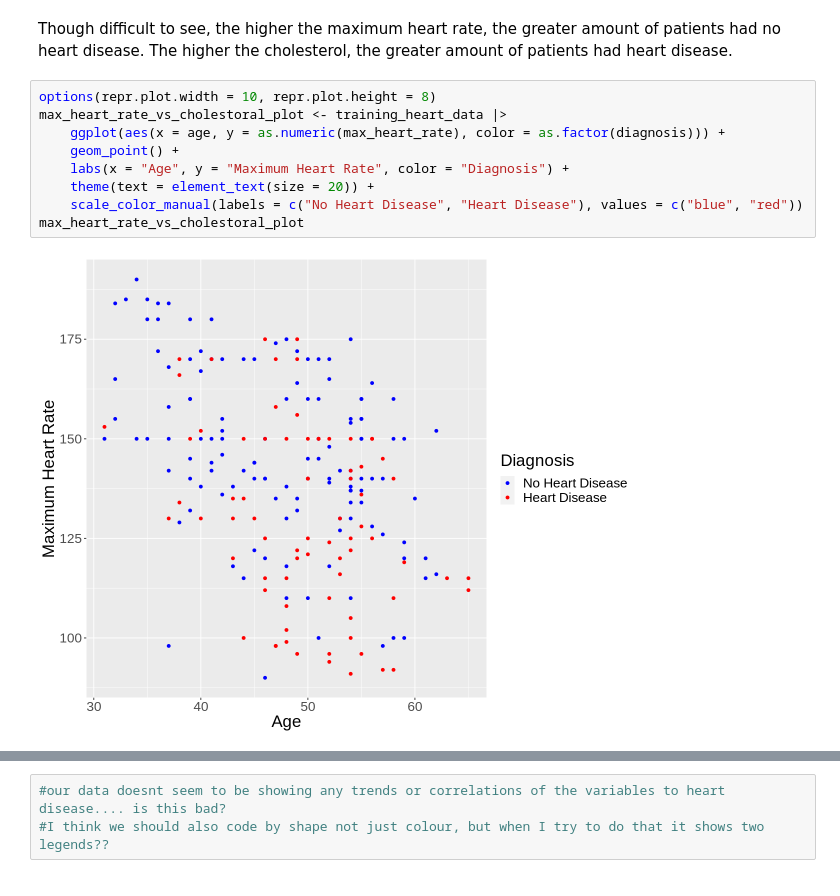
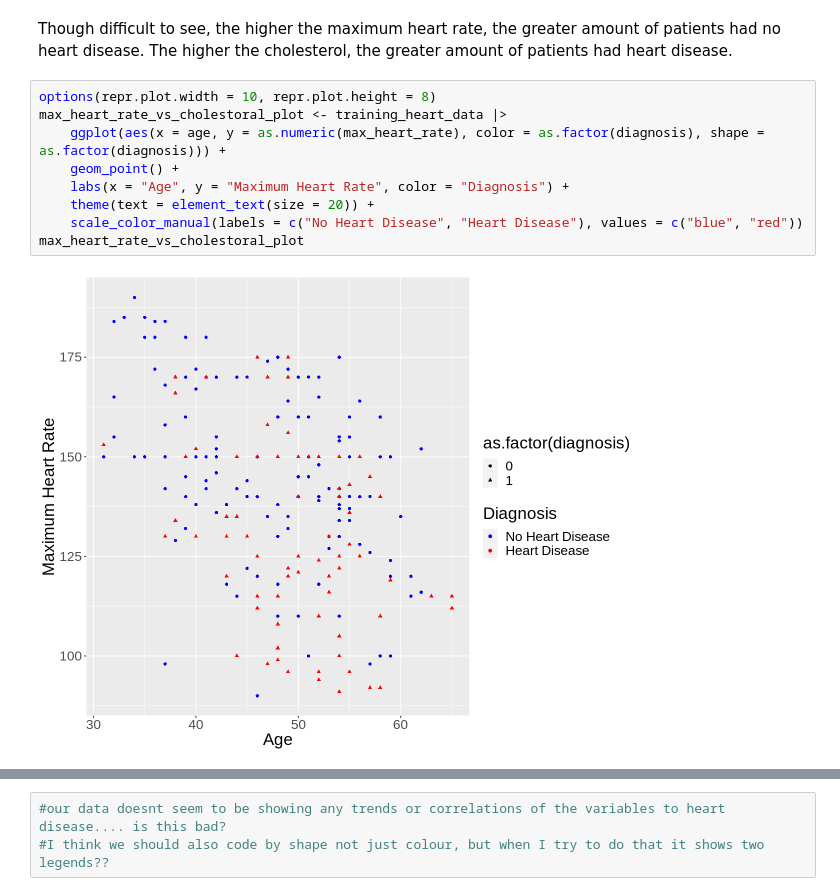
Before and after one commit to julieklipp/Project-Proposal, a Jupyter notebook: Project Proposal.ipynb, the cells around one changed output, grey strips where cells are left out. Cells and saved outputs as stored; diff of their text form.

Commit message:
shape of point

```diff
--- a/Project Proposal.ipynb
+++ b/Project Proposal.ipynb
@@ -227,14 +207,14 @@ Though difficult to see, the higher the maximum heart rate, the greater amount o
 # %%
 options(repr.plot.width = 10, repr.plot.height = 8)
 max_heart_rate_vs_cholestoral_plot <- training_heart_data |>
-    ggplot(aes(x = age, y = as.numeric(max_heart_rate), color = as.factor(diagnosis))) +
+    ggplot(aes(x = age, y = as.numeric(max_heart_rate), color = as.factor(diagnosis), shape = as.factor(diagnosis))) +
     geom_point() +
     labs(x = "Age", y = "Maximum Heart Rate", color = "Diagnosis") +
     theme(text = element_text(size = 20)) +
     scale_color_manual(labels = c("No Heart Disease", "Heart Disease"), values = c("blue", "red"))
 max_heart_rate_vs_cholestoral_plot
 # %% [output]
-[figure, old version]
+[figure, new version]
 # %%
 options(repr.plot.width = 10, repr.plot.height = 8)
 resting_blood_pressure_vs_max_heart_rate_plot <- training_heart_data |>
```
Also changed, not shown: parts of 8 cells of this notebook.
